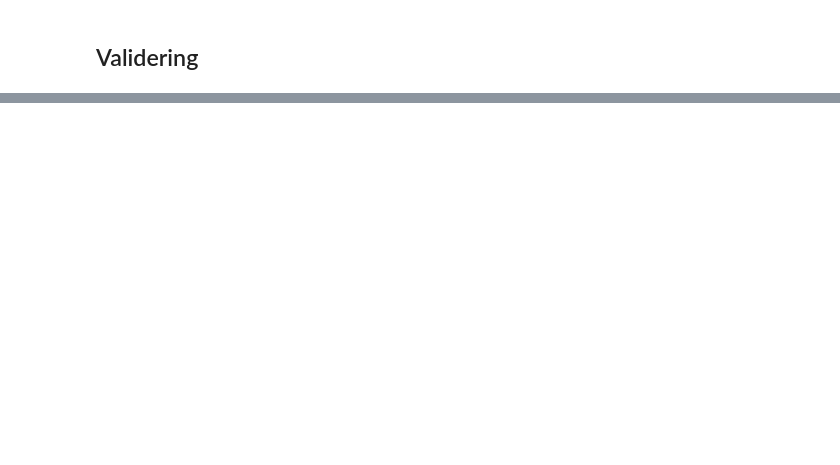
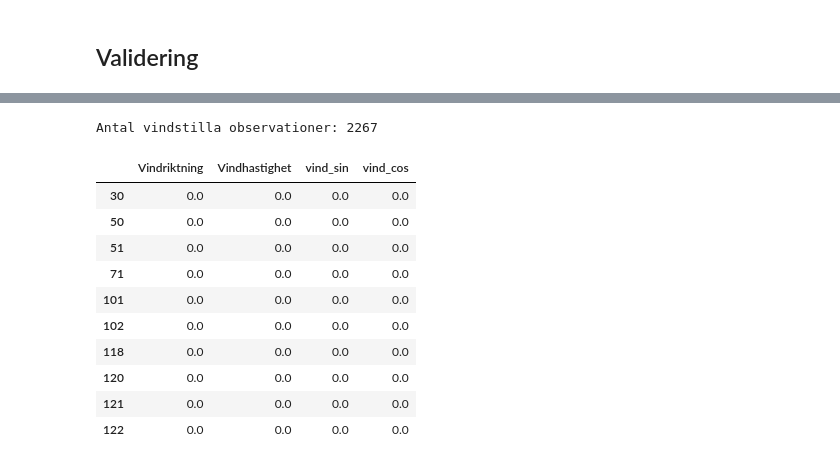
Before and after one commit to JakobWorkingHard/predicting_PM2.5, a Jupyter notebook: notebooks/model_trainval.ipynb, the cells around one changed output, grey strips where cells are left out. Cells and saved outputs as stored; diff of their text form; code cells hidden in the pictures; blank space fills up the shorter version.

```diff
--- a/notebooks/model_trainval.ipynb
+++ b/notebooks/model_trainval.ipynb
@@ -94,0 +157,25 @@ Name: tid, dtype: datetime64[us, Europe/Stockholm]
+# %%
+# Kontrollera observationer där vinden står stilla
+vindstilla = train_df["Vindhastighet"] == 0
+
+print("Antal vindstilla observationer:", vindstilla.sum())
+
+display(
+    train_df.loc[
+        vindstilla,
+        ["Vindriktning", "Vindhastighet", "vind_sin", "vind_cos"]
+    ].head(10)
+)
+# %% [output]
+Antal vindstilla observationer: 2267
+|  | Vindriktning | Vindhastighet | vind_sin | vind_cos |
+| 30 | 0.0 | 0.0 | 0.0 | 0.0 |
+| 50 | 0.0 | 0.0 | 0.0 | 0.0 |
+| 51 | 0.0 | 0.0 | 0.0 | 0.0 |
+| 71 | 0.0 | 0.0 | 0.0 | 0.0 |
+| 101 | 0.0 | 0.0 | 0.0 | 0.0 |
+| 102 | 0.0 | 0.0 | 0.0 | 0.0 |
+| 118 | 0.0 | 0.0 | 0.0 | 0.0 |
+| 120 | 0.0 | 0.0 | 0.0 | 0.0 |
+| 121 | 0.0 | 0.0 | 0.0 | 0.0 |
+| 122 | 0.0 | 0.0 | 0.0 | 0.0 |
```
Also changed, not shown: parts of 46 cells of this notebook, 1 other file.
